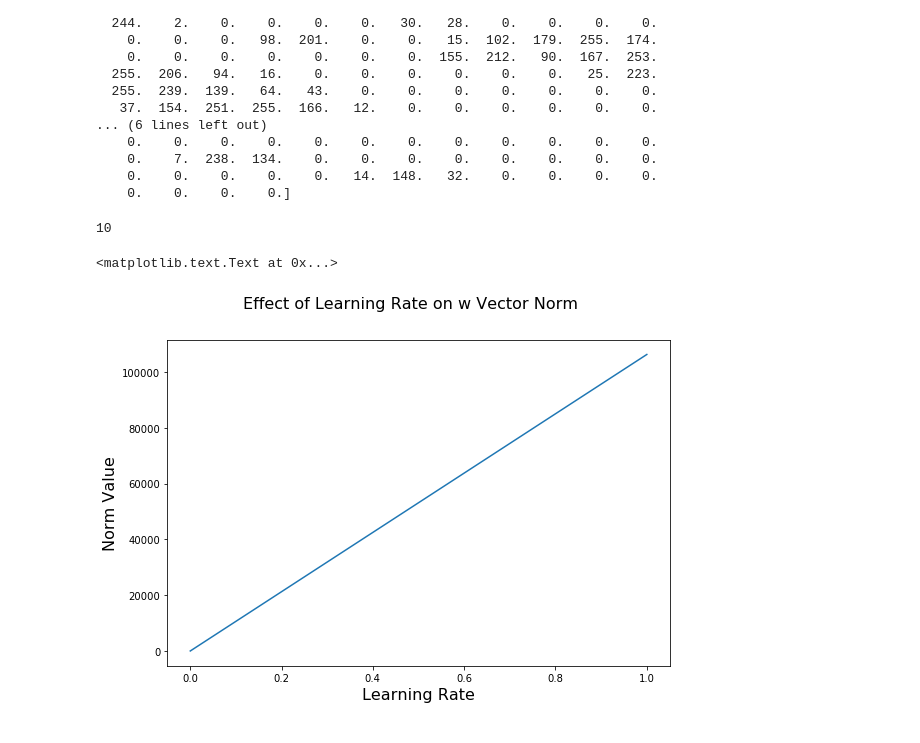
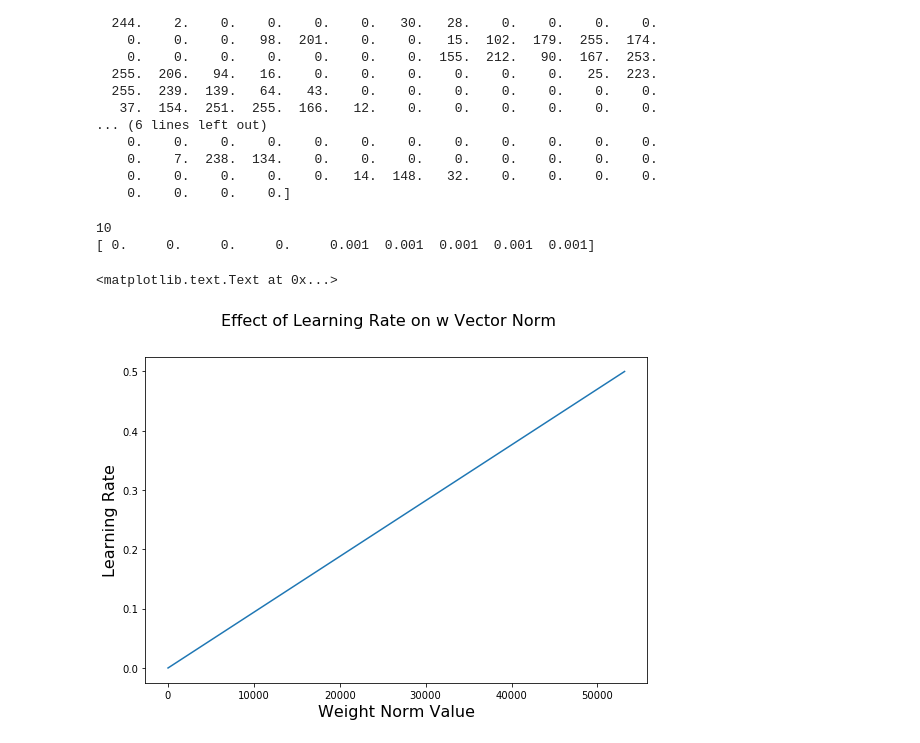
Before and after one commit to MrFengShui/CS434, a Jupyter notebook: ML_Assignment_Two/Code/Assingment_Two.ipynb, the cells around one changed output. Saved outputs shown, nothing was run; the diff lists cells and outputs as text; code cells hidden in the pictures.

```diff
--- a/ML_Assignment_Two/Code/Assingment_Two.ipynb
+++ b/ML_Assignment_Two/Code/Assingment_Two.ipynb
@@ -147,7 +147,9 @@ def calc_sigmoid(target_function):
 # %%
 print len(np.arange(0,5,0.5))
+print np.arange(0.0001, 0.001, 0.0001)
 # %% [output]
 10
+[ 0.     0.     0.     0.     0.001  0.001  0.001  0.001  0.001]
 # %%
 ## Part 1
 w_vectors = []
@@ -192,18 +198,18 @@ for i in learning_rates:
 # %%
 norms = []
 
-for i in range(len(w_vectors)):
-    norms.append(np.linalg.norm(w_vectors[i]))
+for w_vector in w_vectors:
+    norms.append(np.linalg.norm(w_vector))
 
 # Plot the values gathered above
 fig = plt.figure(figsize=(9,6))
-plt.plot(learning_rates,norms)
+plt.plot(norms, learning_rates)
 fig.suptitle('Effect of Learning Rate on w Vector Norm', fontsize=16)
-plt.xlabel('Learning Rate', fontsize=16)
-plt.ylabel('Norm Value', fontsize=16)
+plt.xlabel('Weight Norm Value', fontsize=16)
+plt.ylabel('Learning Rate', fontsize=16)
 # %% [output]
 <matplotlib.text.Text at 0x...>
-[figure, old version]
+[figure, new version]
 # %%
 print learning_rates
 # %% [output]
```
Also changed, not shown: parts of 5 cells of this notebook.
